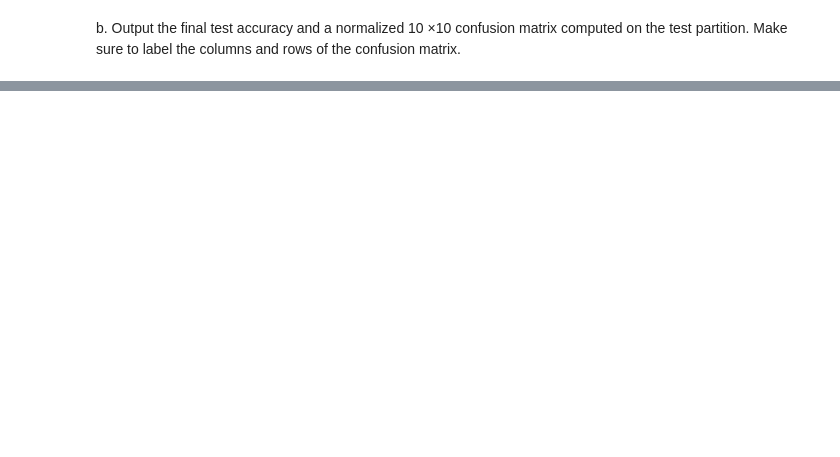
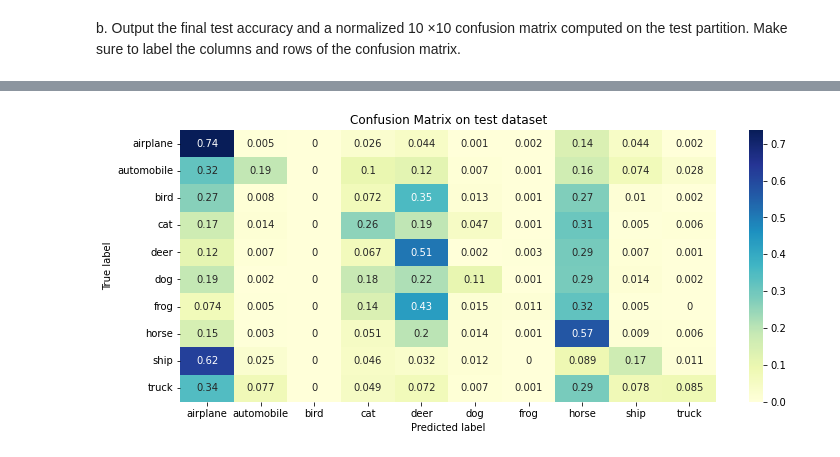
Before and after one commit to anastasiarenata1/deeplearning, a Jupyter notebook: LNN_with_Numpy_and_Softmax_Classifier.ipynb, the cells around one changed output, grey strips where cells are left out. Saved outputs shown, nothing was run; the diff lists cells and outputs as text; code cells hidden in the pictures; blank space fills up the shorter version.

```diff
--- a/LNN_with_Numpy_and_Softmax_Classifier.ipynb
+++ b/LNN_with_Numpy_and_Softmax_Classifier.ipynb
@@ -912,0 +832,17 @@ Final train accuracy 0.41266
+# %%
+import seaborn as seaborn
+from sklearn.metrics import confusion_matrix
+cf_matrix = confusion_matrix(y_test, y_pred_test, normalize = 'true')
+categories= ['airplane', 'automobile', 'bird', 'cat', 'deer', 'dog', 'frog',
+             'horse', 'ship', 'truck']
+df_cm = pd.DataFrame(cf_matrix ,index = categories,
+                  columns = categories)
+plt.figure(figsize = (12,5))
+ax = plt.axes()
+seaborn.heatmap(df_cm, ax = ax, annot=True, cmap="YlGnBu")
+ax.set_xlabel("Predicted label")
+ax.set_ylabel("True label")
+ax.set_title('Confusion Matrix on test dataset')
+plt.show()
+# %% [output]
+[figure, added]
```
Also changed, not shown: parts of 18 cells of this notebook.
